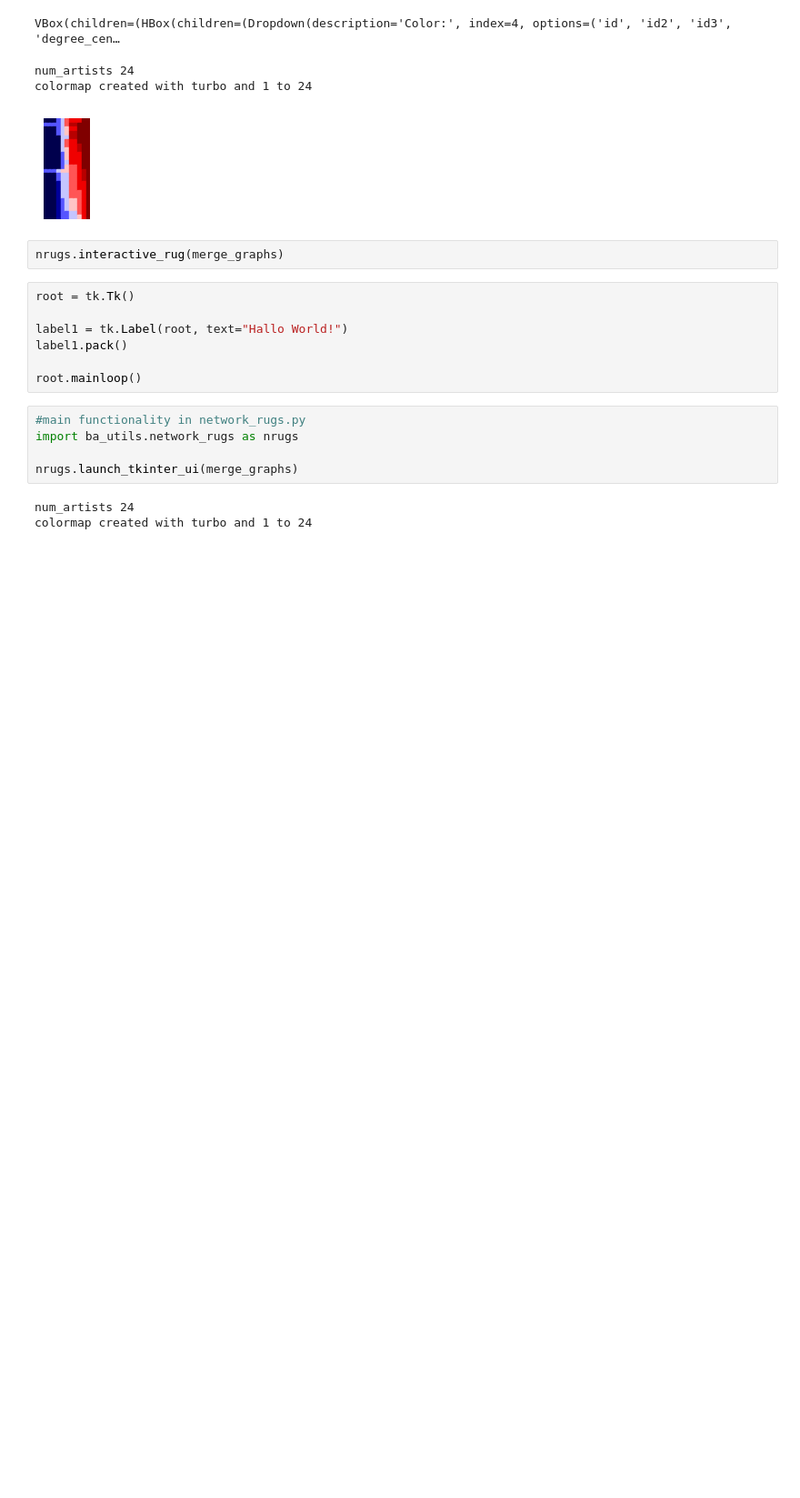
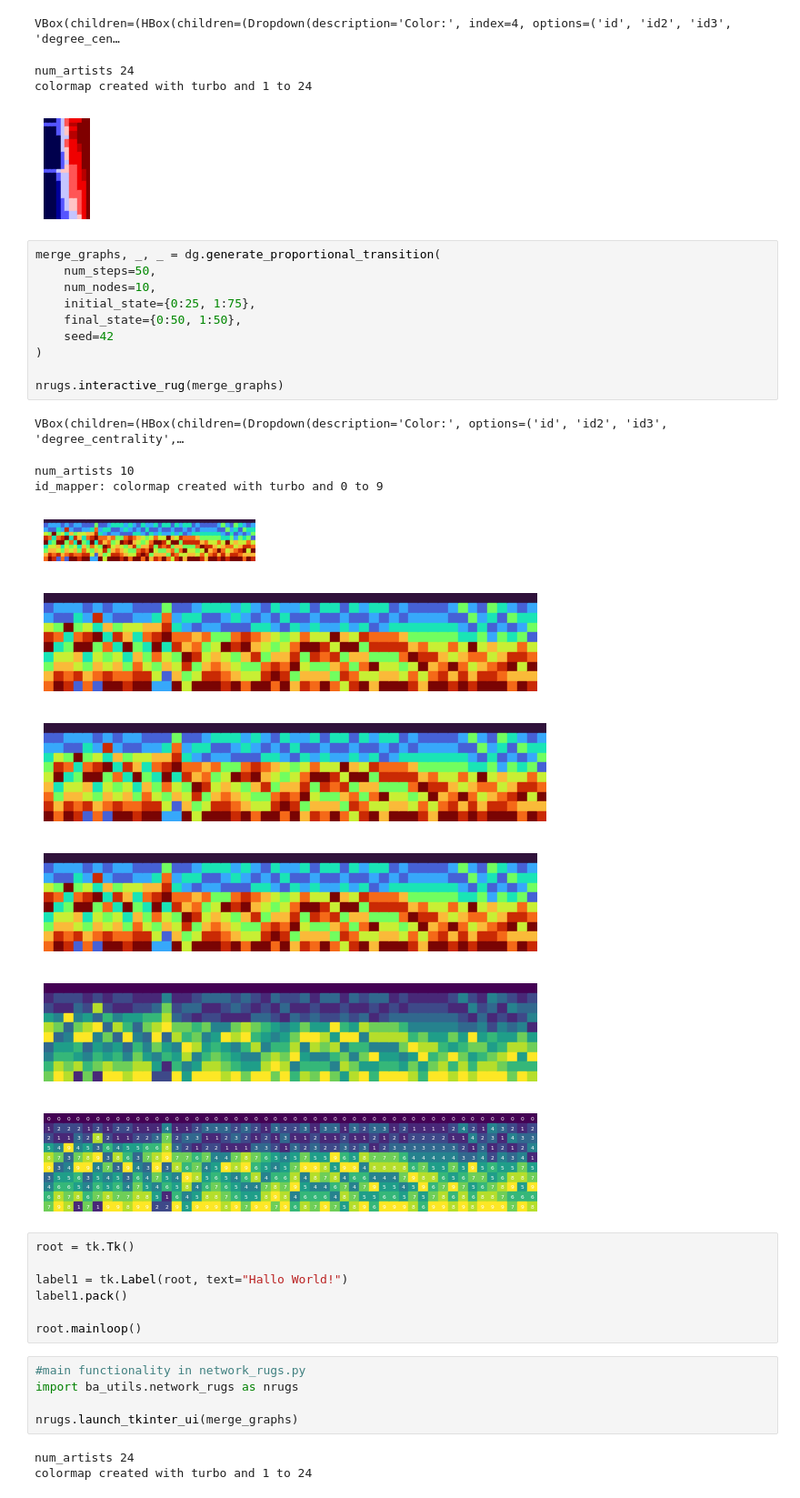
Before and after one commit to fri3d3rike/NetworkRugs, a Jupyter notebook: gui.ipynb, the cells around one changed output. Shown at 91% size. Cells and saved outputs as stored; diff of their text form; blank space fills up the shorter version.

Commit message:
updates on visualization, normalization for color_encoding

```diff
--- a/gui.ipynb
+++ b/gui.ipynb
@@ -86,8 +84,26 @@ VBox(children=(HBox(children=(Dropdown(description='Color:', index=4, options=('
 num_artists 24
 colormap created with turbo and 1 to 24
 [figure]
-# %%
-nrugs.interactive_rug(merge_graphs)
+# %%
+merge_graphs, _, _ = dg.generate_proportional_transition(
+    num_steps=50,
+    num_nodes=10,
+    initial_state={0:25, 1:75},
+    final_state={0:50, 1:50},
+    seed=42
+)
+
+nrugs.interactive_rug(merge_graphs)
+# %% [output]
+VBox(children=(HBox(children=(Dropdown(description='Color:', options=('id', 'id2', 'id3', 'degree_centrality',…
+num_artists 10
+id_mapper: colormap created with turbo and 0 to 9
+[figure, added]
+[figure, added]
+[figure, added]
+[figure, added]
+[figure, added]
+[figure, added]
 # %%
 root = tk.Tk()
 
```
Also changed, not shown: parts of 7 cells of this notebook, 2 other files.
